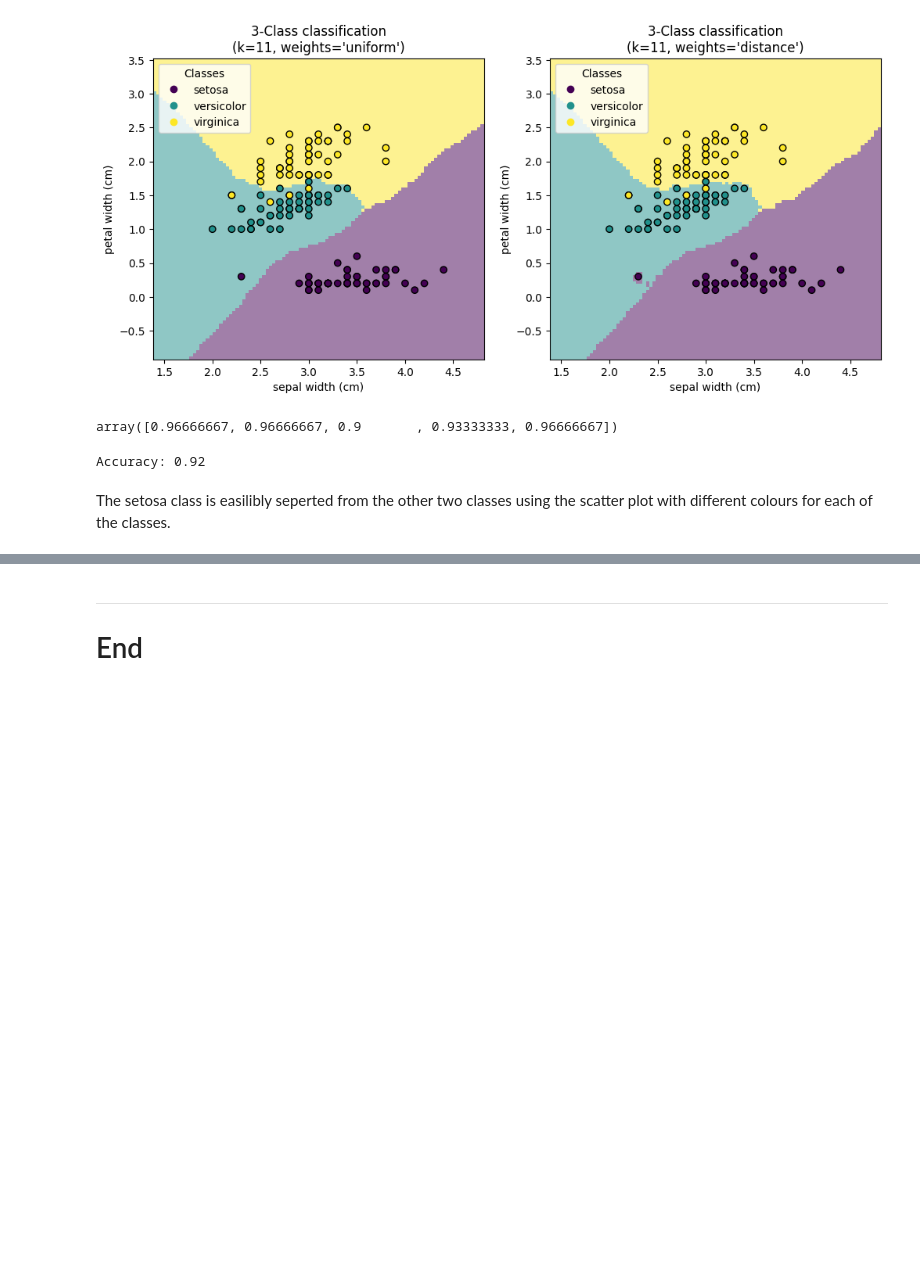
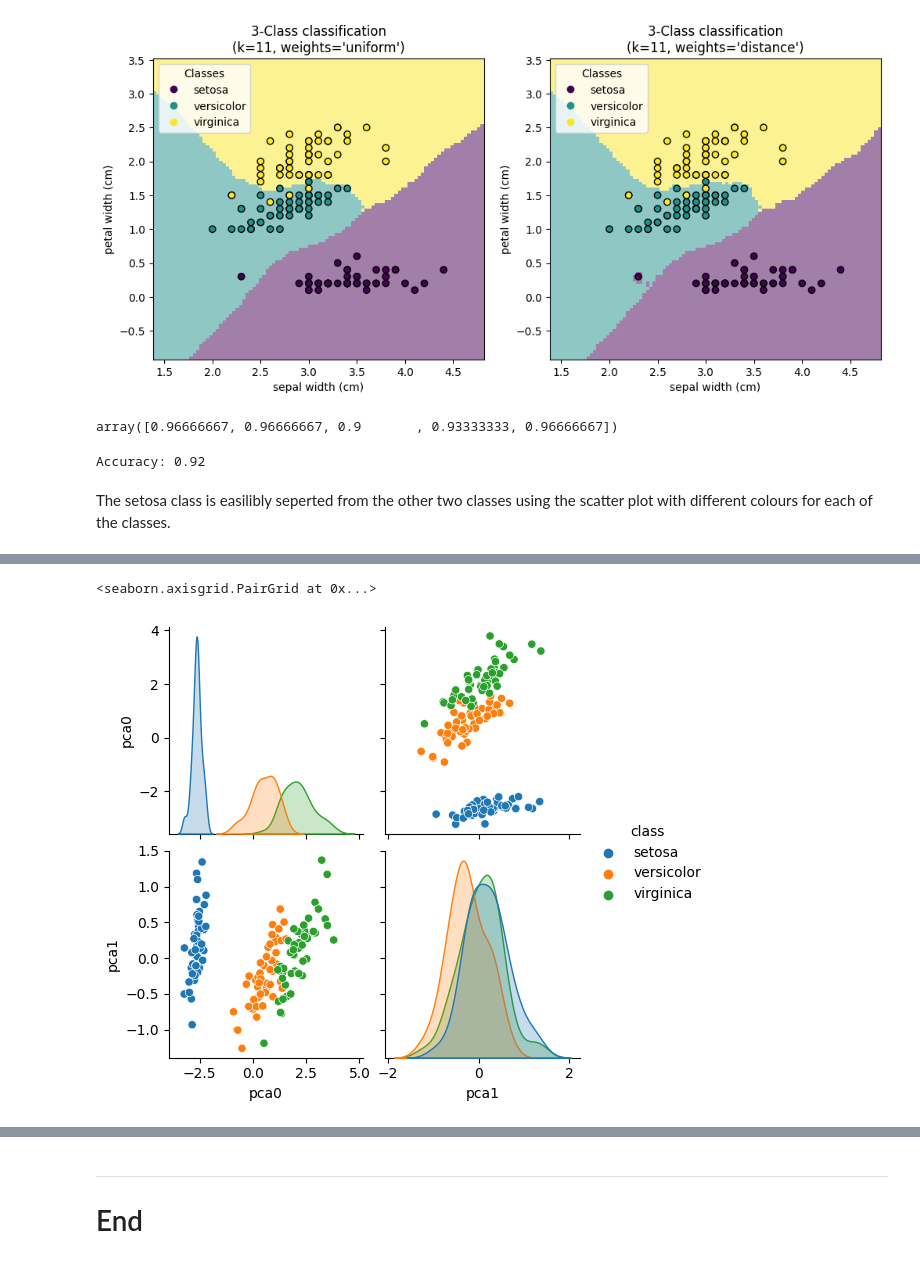
Before and after one commit to emma2d/machinelearning, a Jupyter notebook: tasks.ipynb, the cells around one changed output, grey strips where cells are left out. Cells and saved outputs as stored; diff of their text form; code cells hidden in the pictures; blank space fills up the shorter version.

```diff
--- a/tasks.ipynb
+++ b/tasks.ipynb
@@ -567,0 +768,6 @@ sns.pairplot(iris_data, hue = 'class', palette = 'Dark2')
+# %%
+# Original classifications.
+df_pca = pd.DataFrame(iris_data[['class']])
+
+# Show.
+df_pca
@@ -567,0 +788,7 @@ sns.pairplot(iris_data, hue = 'class', palette = 'Dark2')
+# %%
+# Incorporate our PCA variables.
+df_pca['pca0'] = iris_pca[:, 0]
+df_pca['pca1'] = iris_pca[:, 1]
+
+# Show.
+df_pca
@@ -567,0 +809,6 @@ sns.pairplot(iris_data, hue = 'class', palette = 'Dark2')
+# %%
+# Pair plot.
+sns.pairplot(df_pca, hue='class')
+# %% [output]
+<seaborn.axisgrid.PairGrid at 0x...>
+[figure, added]
```
Also changed, not shown: parts of 45 cells of this notebook.
